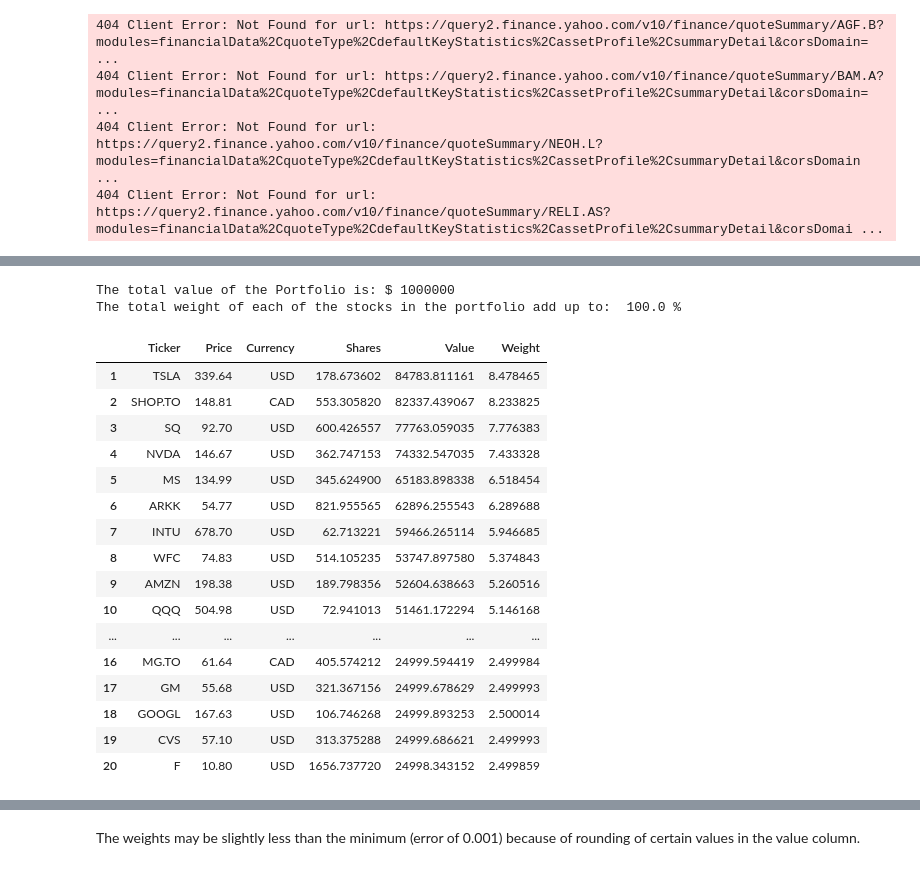
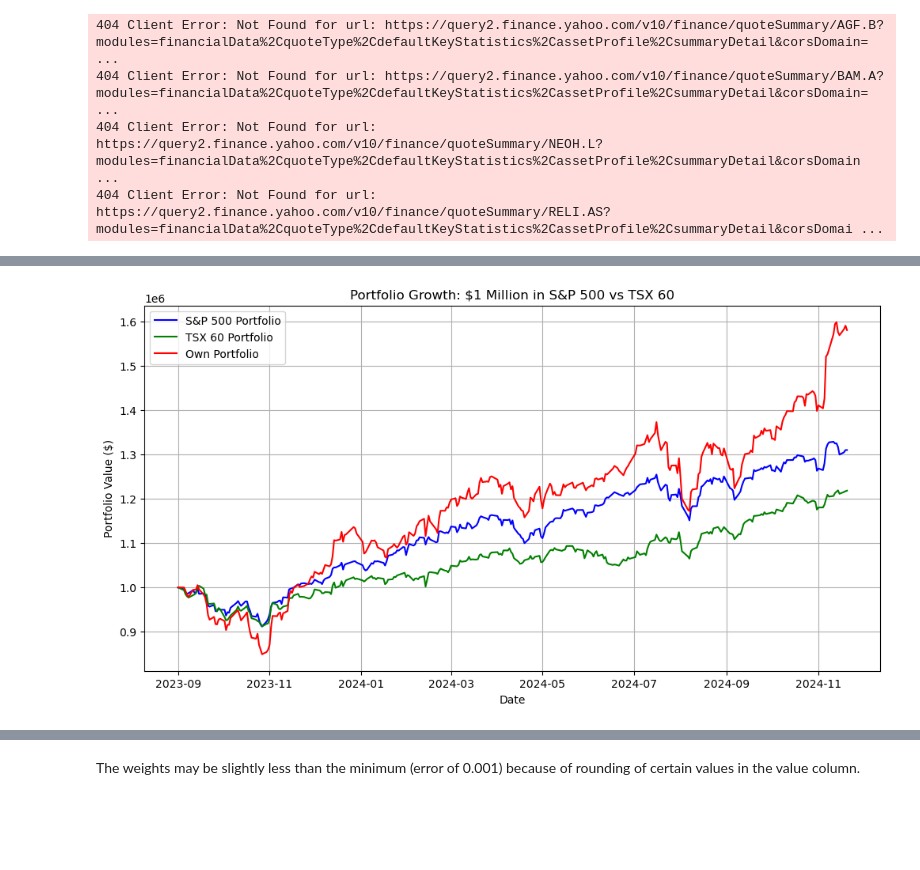
Before and after one commit to talatiarav/CFM-Final-Project, a Jupyter notebook: FinalCombined.ipynb, the cells around one changed output, grey strips where cells are left out. Saved outputs shown, nothing was run; the diff lists cells and outputs as text; code cells hidden in the pictures; blank space fills up the shorter version.

```diff
--- a/FinalCombined.ipynb
+++ b/FinalCombined.ipynb
@@ -417,36 +436,53 @@ for i in range(1, len(Portfolio_Final.index)+1):
 
     Portfolio_Final.loc[i, "Value"] = Shares*Close
 
-    if pot_fees > 3.95:
-        total_value +=  Portfolio_Final.loc[i, "Value"] + 3.95
-    else:
-        total_value +=  Portfolio_Final.loc[i, "Value"] + (Portfolio_Final.loc[i, "Shares"]*0.001)
+    total_value +=  Portfolio_Final.loc[i, "Value"]
 
 Portfolio_Final["Weight"] = (Portfolio_Final["Value"]/sum(Portfolio_Final["Value"])) * 100
-
-print ("The total value of the Portfolio is: $", round(total_value))
-total_weight = sum(Portfolio_Final["Weight"])
-
-print("The total weight of each of the stocks in the portfolio add up to: ", total_weight, "%", )
-
-Portfolio_Final
-# %% [output]
-The total value of the Portfolio is: $ 1000000
-The total weight of each of the stocks in the portfolio add up to:  100.0 %
-|  | Ticker | Price | Currency | Shares | Value | Weight |
-| 1 | TSLA | 339.64 | USD | 178.673602 | 84783.811161 | 8.478465 |
-| 2 | SHOP.TO | 148.81 | CAD | 553.305820 | 82337.439067 | 8.233825 |
-| 3 | SQ | 92.70 | USD | 600.426557 | 77763.059035 | 7.776383 |
-| 4 | NVDA | 146.67 | USD | 362.747153 | 74332.547035 | 7.433328 |
-| 5 | MS | 134.99 | USD | 345.624900 | 65183.898338 | 6.518454 |
-| 6 | ARKK | 54.77 | USD | 821.955565 | 62896.255543 | 6.289688 |
-| 7 | INTU | 678.70 | USD | 62.713221 | 59466.265114 | 5.946685 |
-| 8 | WFC | 74.83 | USD | 514.105235 | 53747.897580 | 5.374843 |
-| 9 | AMZN | 198.38 | USD | 189.798356 | 52604.638663 | 5.260516 |
-| 10 | QQQ | 504.98 | USD | 72.941013 | 51461.172294 | 5.146168 |
-| ... | ... | ... | ... | ... | ... | ... |
-| 16 | MG.TO | 61.64 | CAD | 405.574212 | 24999.594419 | 2.499984 |
-| 17 | GM | 55.68 | USD | 321.367156 | 24999.678629 | 2.499993 |
-| 18 | GOOGL | 167.63 | USD | 106.746268 | 24999.893253 | 2.500014 |
-| 19 | CVS | 57.10 | USD | 313.375288 | 24999.686621 | 2.499993 |
-| 20 | F | 10.80 | USD | 1656.737720 | 24998.343152 | 2.499859 |
+# %%
+# Define the tickers for S&P 500 and TSX 60
+sp500_ticker = "^GSPC"  # S&P 500 Index
+tsx60_ticker = "^GSPTSE"  # TSX 60 Index
+
+# Fetch the historical data (we'll use the last 5 years for this example)
+start_date = "2023-09-01"
+end_date = "2024-11-21"
+
+sp500_data = yf.Ticker(sp500_ticker).history(start=start_date, end=end_date)
+tsx60_data = yf.Ticker(tsx60_ticker).history(start=start_date, end=end_date)
+
+# Set the initial investment for each portfolio
+initial_investment = 1000000
+
+sp500_data["Portfolio"] = (initial_investment/sp500_data['Close'].iloc[0])*sp500_data['Close']
+tsx60_data["Portfolio"] = (initial_investment/tsx60_data['Close'].iloc[0])*tsx60_data['Close']
+
+sp500_data["Portfolio2"] = 0
+
+# Assuming Portfolio_Final is already defined
+for i in range(len(Portfolio_Final["Ticker"])):
+    ticker = yf.Ticker(Portfolio_Final["Ticker"].iloc[i])
+    ticker_hist = ticker.history(start=start_date, end=end_date)
+
+    sp500_data["Portfolio2"] += (1000000*Portfolio_Final["Weight"].iloc[i]/100)/(ticker_hist["Close"].iloc[0])*ticker_hist['Close']
+
+# Now align the data based on the common date range
+common_dates = sp500_data.index.intersection(tsx60_data.index)
+
+# Reindex both series to ensure they match
+sp500_data = sp500_data.loc[common_dates]
+tsx60_data = tsx60_data.loc[common_dates]
+
+# Plot the portfolio values
+plt.figure(figsize=(12, 6))
+plt.plot(sp500_data.index, sp500_data['Portfolio'], label='S&P 500 Portfolio', color='blue')
+plt.plot(tsx60_data.index, tsx60_data['Portfolio'], label='TSX 60 Portfolio', color='green')
+plt.plot(sp500_data.index, sp500_data['Portfolio2'], label='Own Portfolio', color='red')
+plt.title('Portfolio Growth: $1 Million in S&P 500 vs TSX 60')
+plt.xlabel('Date')
+plt.ylabel('Portfolio Value ($)')
+plt.legend()
+plt.grid(True)
+plt.show()
+# %% [output]
+[figure, added]
```
Also changed, not shown: parts of 9 cells of this notebook.
